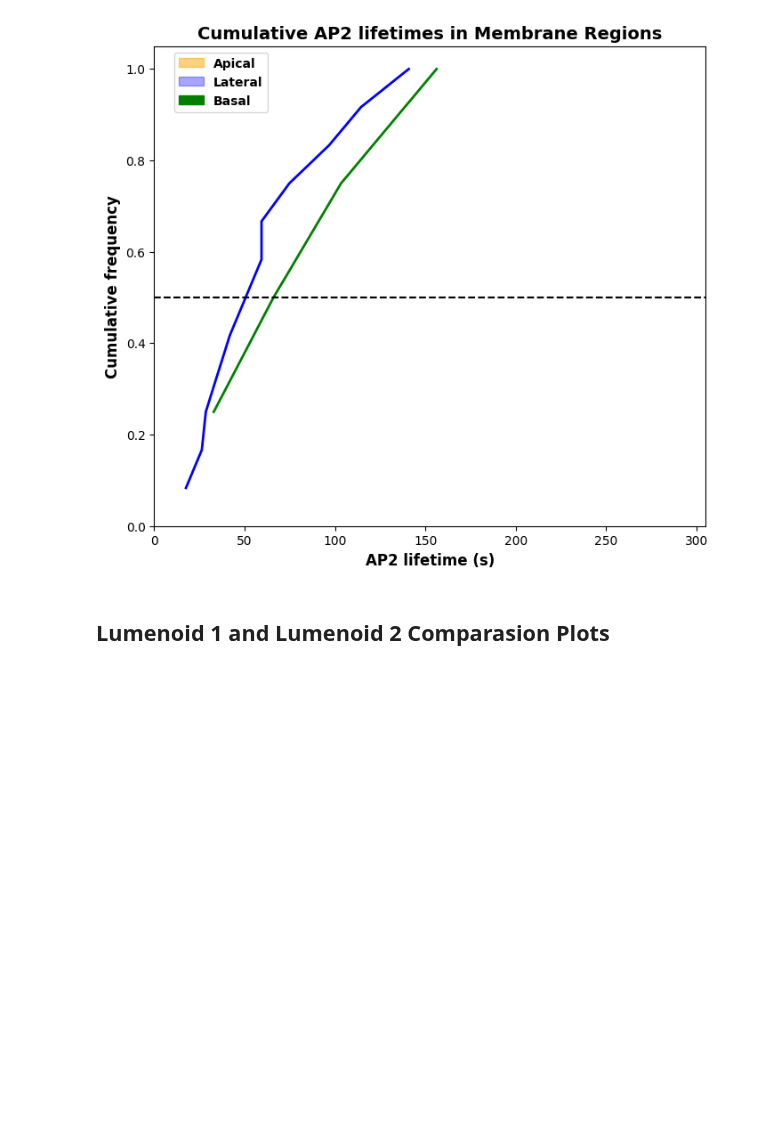
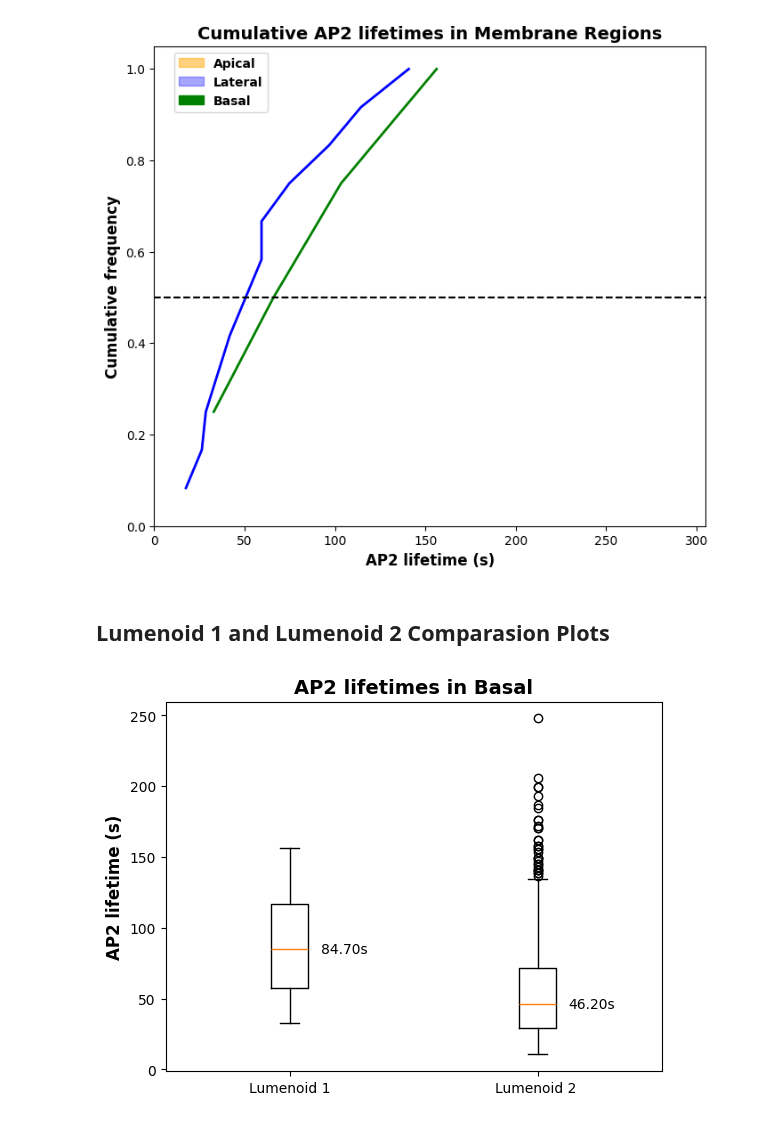
Before and after one commit to MatsulabUW/LLSM-CME-ANALYSIS, a Jupyter notebook: Final/Jupyter_Notebooks/matlab_interface/segmented_endocytosis_plots.ipynb, the cells around one changed output. Cells and saved outputs as stored; diff of their text form; code cells hidden in the pictures; blank space fills up the shorter version.

```diff
--- a/Final/Jupyter_Notebooks/matlab_interface/segmented_endocytosis_plots.ipynb
+++ b/Final/Jupyter_Notebooks/matlab_interface/segmented_endocytosis_plots.ipynb
@@ -361,5 +378,13 @@ plt.show()
 [figure]
 # %% [markdown]
 ## Lumenoid 1 and Lumenoid 2 Comparasion Plots
+# %%
+channels_to_plot = [True,True]
+arp_negative = [False, True]
+first_lumenoid = trackFilter('All', False, compare_lumenoid_df, channels_to_plot)
+second_lumenoid = trackFilter('All', False, filtered_tracks_treatment,channels_to_plot)
+compareLumenoidsBoxPlot(first_lumenoid, second_lumenoid, 'Basal', 'Lumenoid 1', 'Lumenoid 2 ', lumenoid1_frame_ms, lumenoid2_frame_ms)
+# %% [output]
+[figure, added]
 # %%
 channels_to_plot = [True,True]
```
Also changed, not shown: parts of 8 cells of this notebook.
